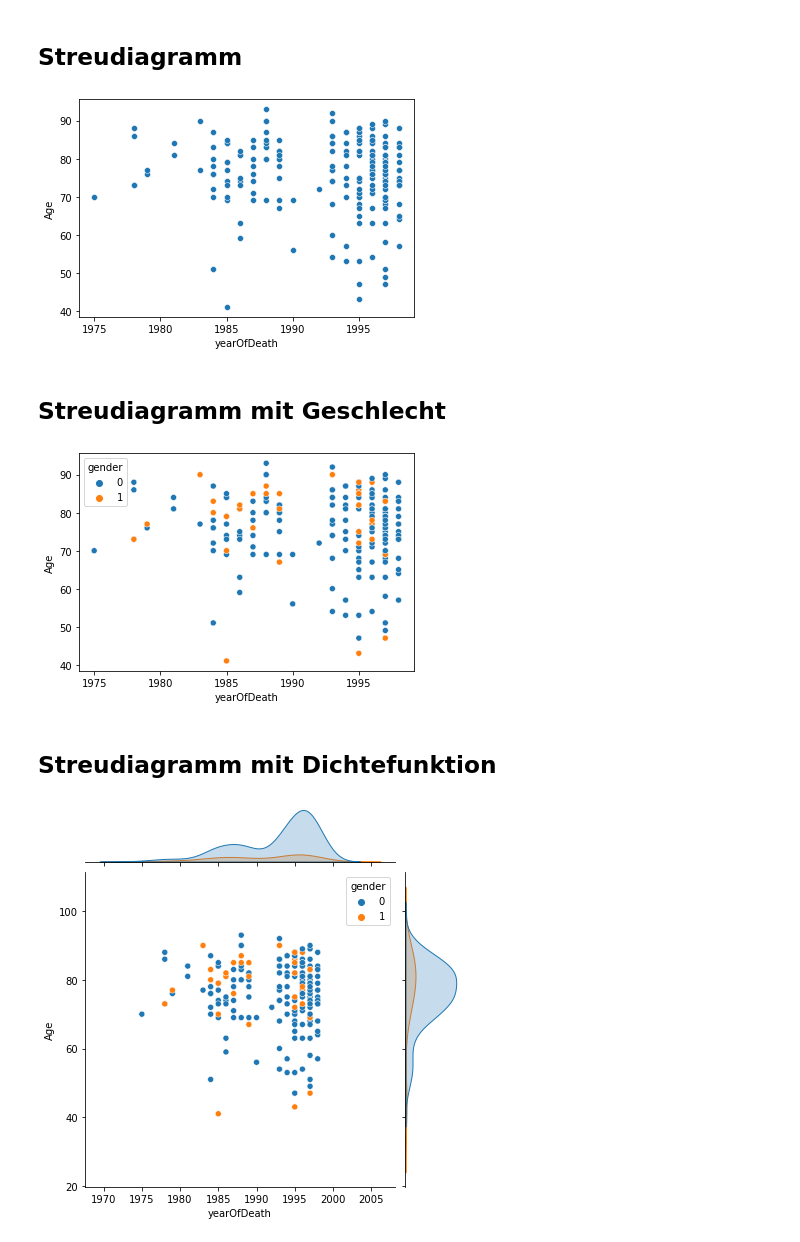
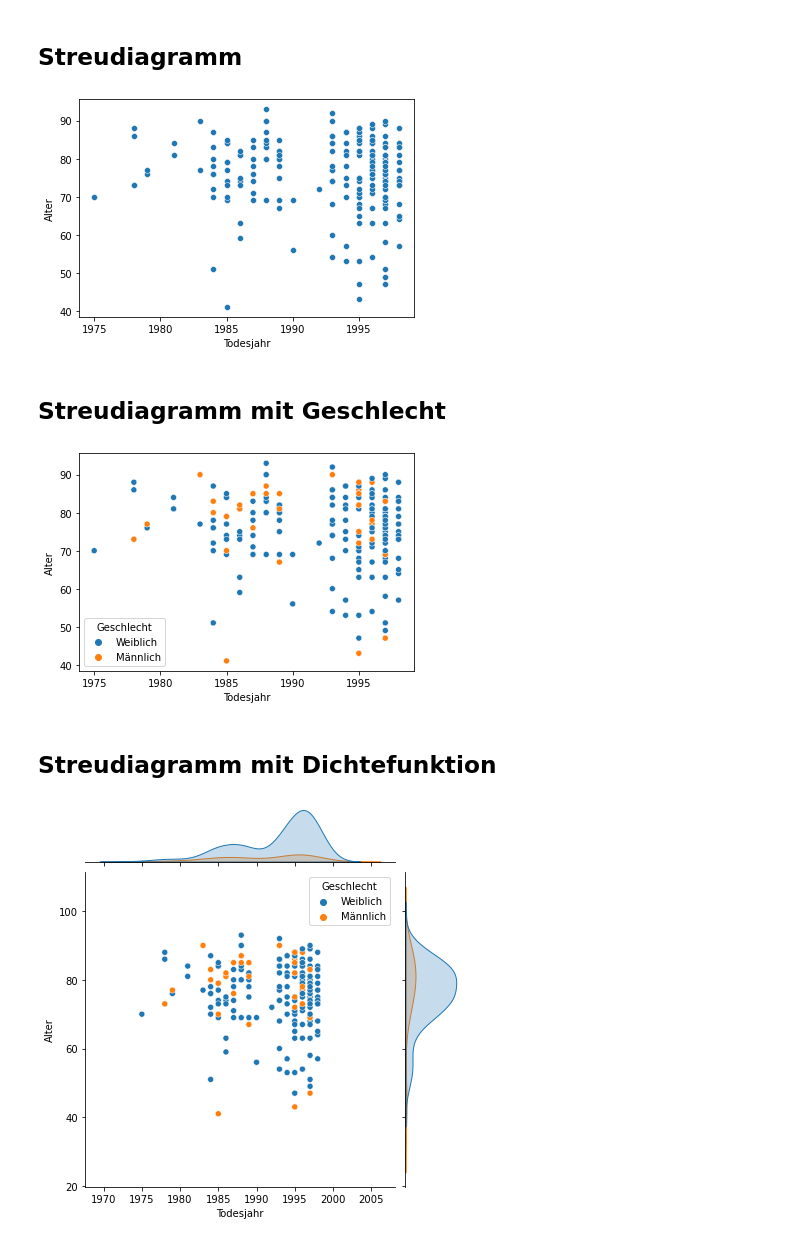
Before and after one commit to kirenz/statistik-fallstudien, a Jupyter notebook: 00-1-shipman-opfer-code.ipynb, the cells around one changed output. Drawn from its saved outputs; the diff is of its cells as text; code cells hidden in the pictures.

```diff
--- a/00-1-shipman-opfer-code.ipynb
+++ b/00-1-shipman-opfer-code.ipynb
@@ -55,0 +97,3 @@ df["gender"] = df["gender"].astype("category")
+# %%
+# Änderung der Einträge in Variable gender (von 0 zu Weiblich und 1 zu Männlich)
+df = df.replace({'gender': {0:'Weiblich', 1:'Männlich'}})
@@ -56,20 +110,26 @@ df["gender"] = df["gender"].astype("category")
+# %%
+# Umbenennung von Variablen
+df.rename(columns={ 'Age': 'Alter',
+                    'yearOfDeath': 'Todesjahr',
+                    'gender': 'Geschlecht'},
+                    inplace=True)
 # %% [markdown]
 # Analyse
 # %% [markdown]
 ## Streudiagramm
 # %%
-sns.scatterplot(data=df, x="yearOfDeath", y="Age");
+sns.scatterplot(data=df, x="Todesjahr", y="Alter");
 # %% [output]
-[figure, old version]
+[figure, new version]
 # %% [markdown]
 ## Streudiagramm mit Geschlecht
 # %%
-sns.scatterplot(data=df, x="yearOfDeath", y="Age", hue="gender");
+sns.scatterplot(data=df, x="Todesjahr", y="Alter", hue="Geschlecht");
 # %% [output]
-[figure, old version]
+[figure, new version]
 # %% [markdown]
 ## Streudiagramm mit Dichtefunktion
 # %%
-sns.jointplot(data=df, x="yearOfDeath", y="Age", hue="gender");
+sns.jointplot(data=df, x="Todesjahr", y="Alter", hue="Geschlecht");
 # %% [output]
-[figure, old version]
+[figure, new version]
```
Also changed, not shown: parts of 20 cells of this notebook.
